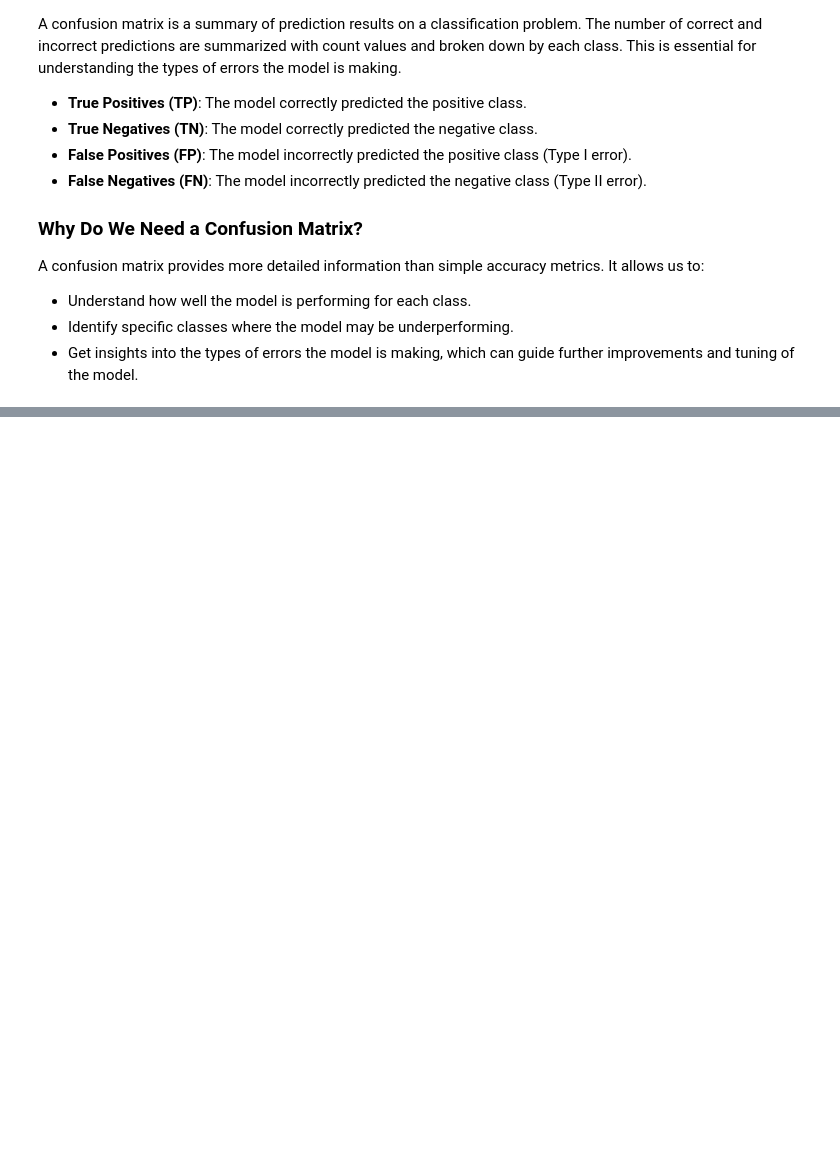
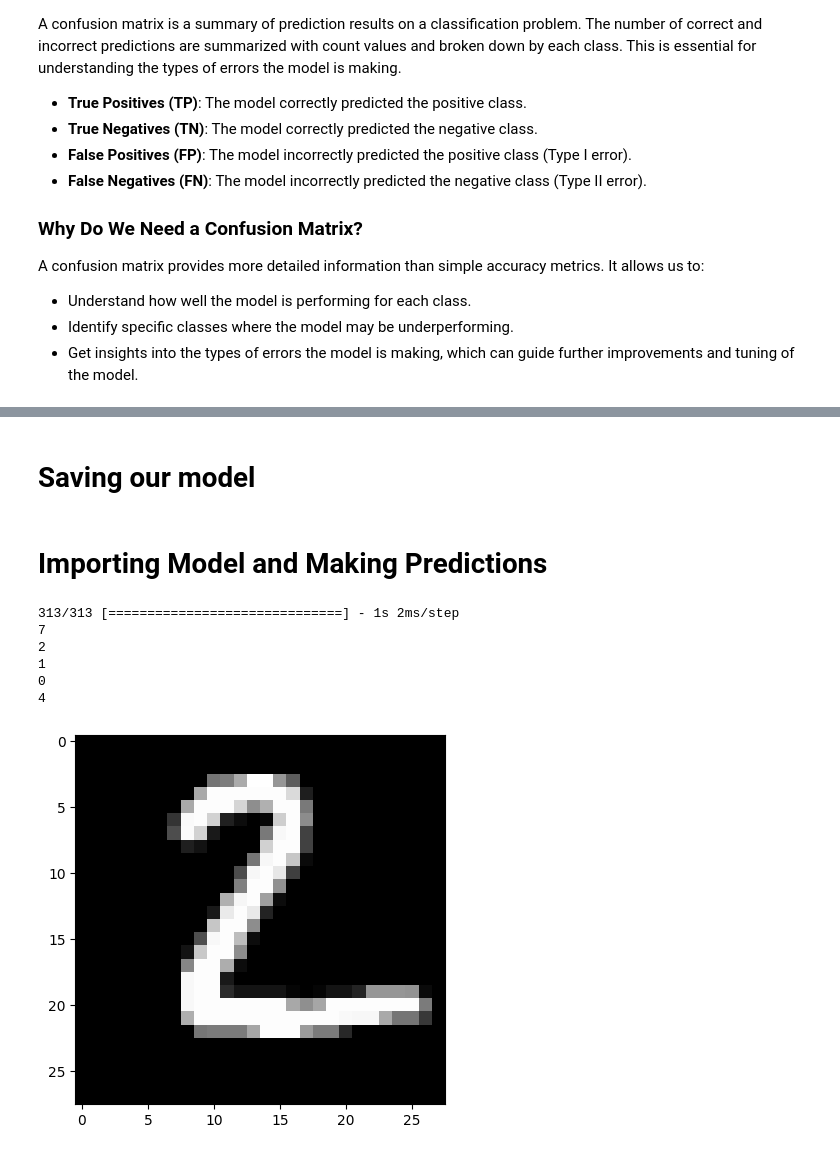
Before and after one commit to mcakyerima/ML-for-beginners, a Jupyter notebook: MNIST_Digits_Classification.ipynb, the cells around one changed output, grey strips where cells are left out. Cells and saved outputs as stored; diff of their text form; code cells hidden in the pictures; blank space fills up the shorter version.

```diff
--- a/MNIST_Digits_Classification.ipynb
+++ b/MNIST_Digits_Classification.ipynb
@@ -779,0 +783,2 @@ for i in range(0, num):
+# %% [markdown]
+# Saving our model
@@ -779,0 +787,32 @@ for i in range(0, num):
+# %% [markdown]
+# Importing Model and Making Predictions
+# %%
+from keras.models import load_model
+
+# use loaded model and make predictions
+loaded_model = load_model("my_mnist_model.keras")
+
+
+# make predictions
+predictions = loaded_model.predict([X_test])
+
+# print predictions
+
+print(np.argmax(predictions[0]))
+print(np.argmax(predictions[1]))
+print(np.argmax(predictions[2]))
+print(np.argmax(predictions[3]))
+print(np.argmax(predictions[4]))
+# %% [output]
+313/313 [==============================] - 1s 2ms/step
+7
+2
+1
+0
+4
+# %%
+# Plot the prediction
+plt.imshow(X_test[1].reshape(28, 28), cmap='gray')
+plt.show()
+# %% [output]
+[figure, added]
```
Also changed, not shown: parts of 8 cells of this notebook.
